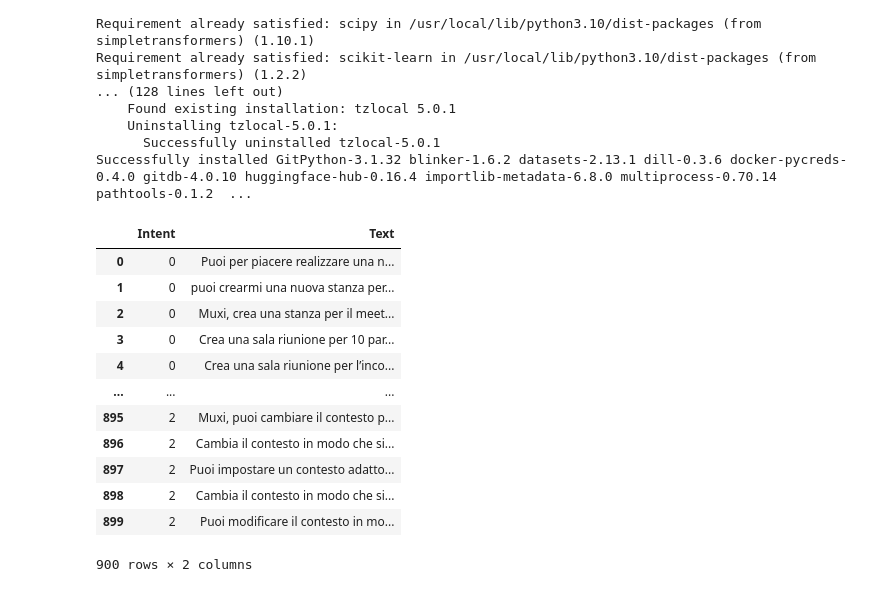
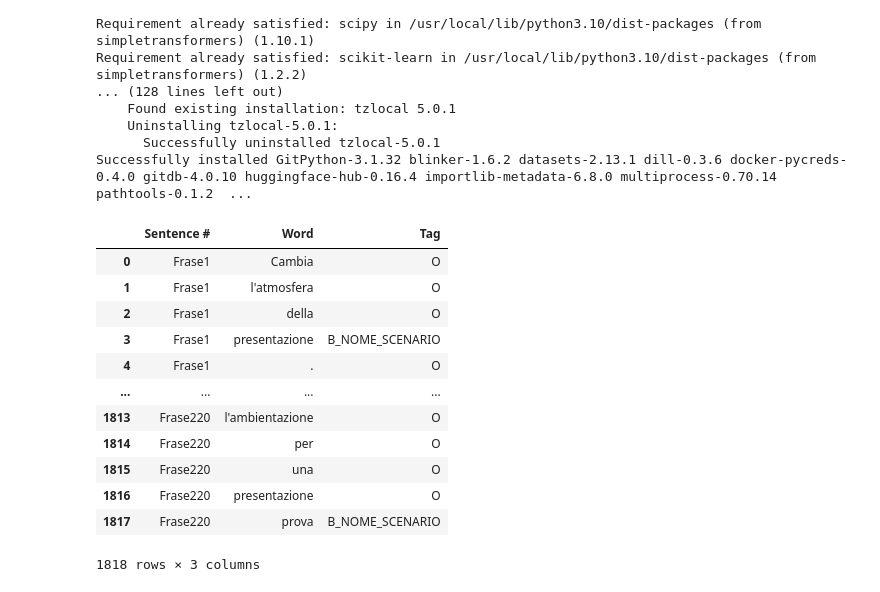
Before and after one commit to Everysimo/Muxi_SE4AI, a Jupyter notebook: Muxi_BERT_NamedEntityRecognition.ipynb, the cells around one changed output. Drawn from its saved outputs; the diff is of its cells as text; code cells hidden in the pictures.

```diff
--- a/Muxi_BERT_NamedEntityRecognition.ipynb
+++ b/Muxi_BERT_NamedEntityRecognition.ipynb
@@ -25,40 +25,40 @@ Successfully installed GitPython-3.1.32 blinker-1.6.2 datasets-2.13.1 dill-0.3.6
 # %%
 import matplotlib.pyplot as plt
 import pandas as pd
 import os
 from six.moves import urllib
 
 plt.style.use("seaborn-v0_8-whitegrid")
 
 plt.rcParams['figure.figsize'] = (20,10)
 
-DOWNLOAD_ROOT="https://raw.githubusercontent.com/Everysimo/Muxi_SE4AI/main/IntentsMuxyDataset.csv"
+DOWNLOAD_ROOT="https://raw.githubusercontent.com/Everysimo/Muxi_SE4AI/main/NERCambiaScenarioDataSet.csv"
 
 #fetch dataset da github
 def fetch_file_data1(file_url1=DOWNLOAD_ROOT, file_path1="file"):
   os.makedirs(file_path1, exist_ok=True)
   csv_path1 = os.path.join(file_path1, "IntentsMuxyDataset.csv")
   urllib.request.urlretrieve(file_url1, csv_path1)
 fetch_file_data1()
 
 #data è la variabile che contiene il dataset
 data=pd.read_csv("file/IntentsMuxyDataset.csv")
 #data=df[["Intent", "Text"]]
 data
 # %% [output]
-|  | Intent | Text |
-| 0 | 0 | Puoi per piacere realizzare una n... |
-| 1 | 0 | puoi crearmi una nuova stanza per... |
-| 2 | 0 | Muxi, crea una stanza per il meet... |
-| 3 | 0 | Crea una sala riunione per 10 par... |
-| 4 | 0 | Crea una sala riunione per l’inco... |
-| ... | ... | ... |
-| 895 | 2 | Muxi, puoi cambiare il contesto p... |
-| 896 | 2 | Cambia il contesto in modo che si... |
-| 897 | 2 | Puoi impostare un contesto adatto... |
-| 898 | 2 | Cambia il contesto in modo che si... |
-| 899 | 2 | Puoi modificare il contesto in mo... |
+|  | Sentence # | Word | Tag |
+| 0 | Frase1 | Cambia | O |
+| 1 | Frase1 | l'atmosfera | O |
+| 2 | Frase1 | della | O |
+| 3 | Frase1 | presentazione | B_NOME_SCENARIO |
+| 4 | Frase1 | . | O |
+| ... | ... | ... | ... |
+| 1813 | Frase220 | l'ambientazione | O |
+| 1814 | Frase220 | per | O |
+| 1815 | Frase220 | una | O |
+| 1816 | Frase220 | presentazione | O |
+| 1817 | Frase220 | prova | B_NOME_SCENARIO |
-900 rows × 2 columns
+1818 rows × 3 columns
 # %%
 data.head(30)
 # %% [output]
```
Also changed, not shown: parts of 8 cells of this notebook.
